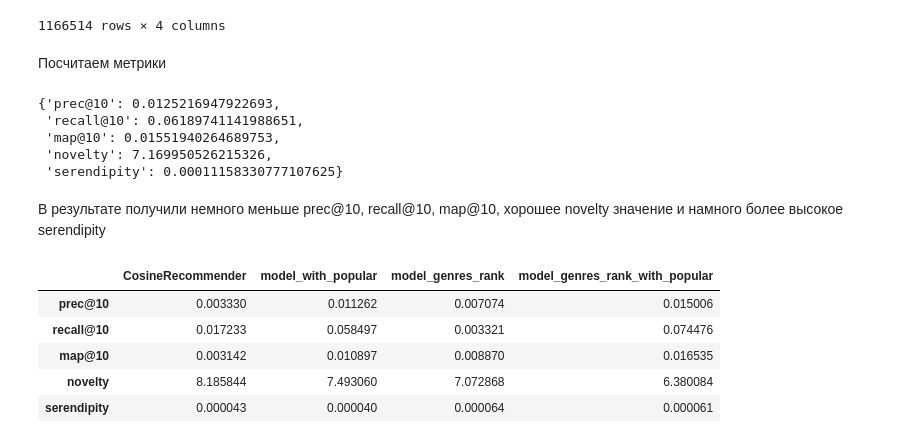
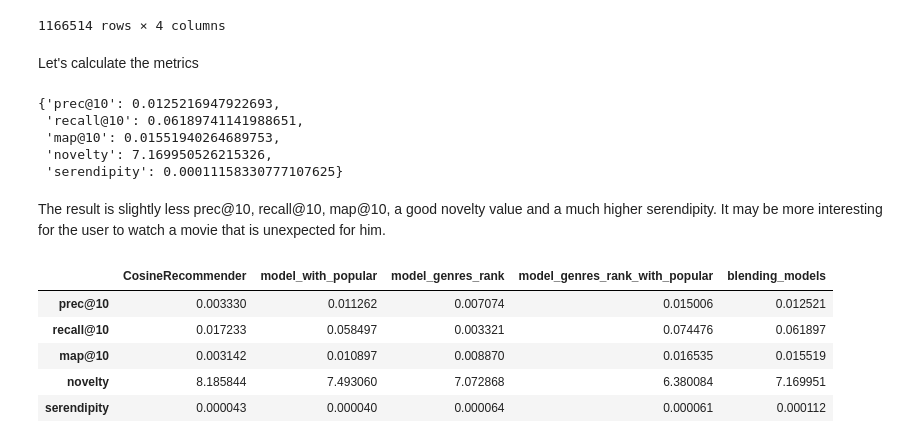
Before and after one commit to AdelineSlm/RecoServiceTemplate, a Jupyter notebook: notebooks/UserKnn.ipynb, the cells around one changed output. Cells and saved outputs as stored; diff of their text form; code cells hidden in the pictures.

Commit message:
Experimenting with user-knn models

```diff
--- a/notebooks/UserKnn.ipynb
+++ b/notebooks/UserKnn.ipynb
@@ -1383,5 +1484,5 @@ recos
 | 144192 | 1097432 | 13865 | NaN | 10 |
 1166514 rows × 4 columns
 # %% [markdown]
-Посчитаем метрики
+Let's calculate the metrics
 # %%
@@ -1412,19 +1520,28 @@ metric_values
  'novelty': 7.169950526215326,
  'serendipity': 0.00011158330777107625}
 # %% [markdown]
-В результате получили немного меньше prec@10, recall@10, map@10, хорошее novelty значение и намного более высокое serendipity
+The result is slightly less prec@10, recall@10, map@10, a good novelty value and a much higher serendipity. It may be more interesting for the user to watch a movie that is unexpected for him.
 # %%
-pd.DataFrame({
-    'CosineRecommender': [0.003330, 0.017233, 0.003142, 8.185844, 0.000043],
-    'model_with_popular': [0.011262, 0.058497, 0.010897, 7.493060, 0.000040],
-    'model_genres_rank': [0.007074, 0.003321, 0.008870, 7.072868, 0.000064],
-    'model_genres_rank_with_popular': [0.015006, 0.074476, 0.016535, 6.380084, 0.000061]},
-    index = ['prec@10', 'recall@10', 'map@10', 'novelty', 'serendipity']
-    )
+pd.DataFrame(
+    {
+        "CosineRecommender": [0.003330, 0.017233, 0.003142, 8.185844, 0.000043],
+        "model_with_popular": [0.011262, 0.058497, 0.010897, 7.493060, 0.000040],
+        "model_genres_rank": [0.007074, 0.003321, 0.008870, 7.072868, 0.000064],
+        "model_genres_rank_with_popular": [
+            0.015006,
+            0.074476,
+            0.016535,
+            6.380084,
+            0.000061,
+        ],
+        "blending_models": [0.012521, 0.061897, 0.015519, 7.169951, 0.000112]
+    },
+    index=["prec@10", "recall@10", "map@10", "novelty", "serendipity"],
+)
 # %% [output]
-|  | CosineRecommender | model_with_popular | model_genres_rank | model_genres_rank_with_popular |
-| prec@10 | 0.003330 | 0.011262 | 0.007074 | 0.015006 |
-| recall@10 | 0.017233 | 0.058497 | 0.003321 | 0.074476 |
-| map@10 | 0.003142 | 0.010897 | 0.008870 | 0.016535 |
-| novelty | 8.185844 | 7.493060 | 7.072868 | 6.380084 |
-| serendipity | 0.000043 | 0.000040 | 0.000064 | 0.000061 |
+|  | CosineRecommender | model_with_popular | model_genres_rank | model_genres_rank_with_popular | blending_models |
+| prec@10 | 0.003330 | 0.011262 | 0.007074 | 0.015006 | 0.012521 |
+| recall@10 | 0.017233 | 0.058497 | 0.003321 | 0.074476 | 0.061897 |
+| map@10 | 0.003142 | 0.010897 | 0.008870 | 0.016535 | 0.015519 |
+| novelty | 8.185844 | 7.493060 | 7.072868 | 6.380084 | 7.169951 |
+| serendipity | 0.000043 | 0.000040 | 0.000064 | 0.000061 | 0.000112 |
```
Also changed, not shown: parts of 89 cells of this notebook.
